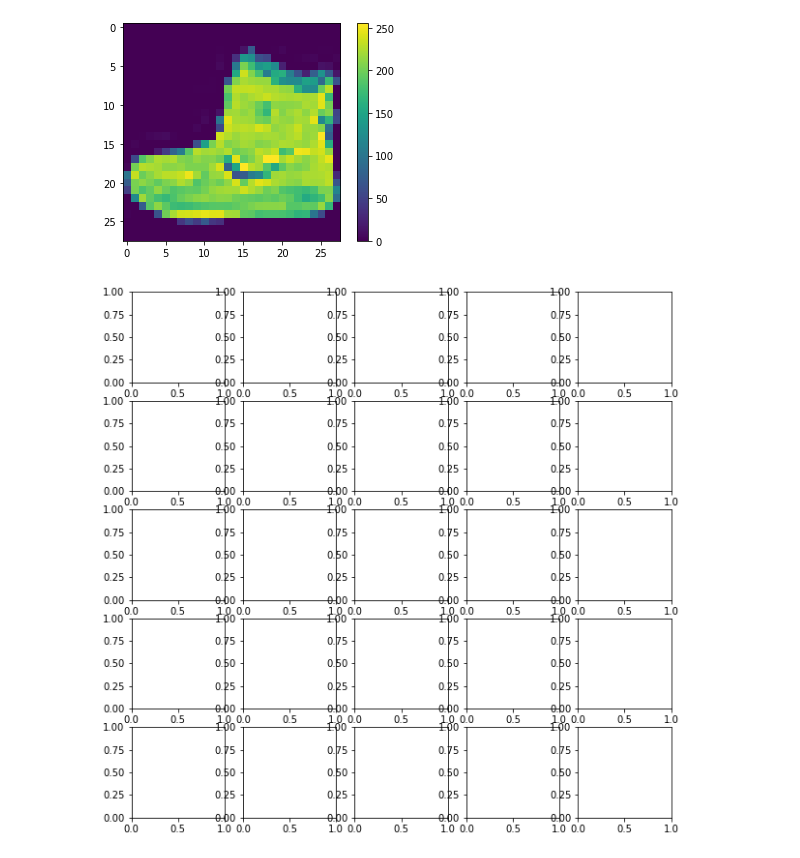
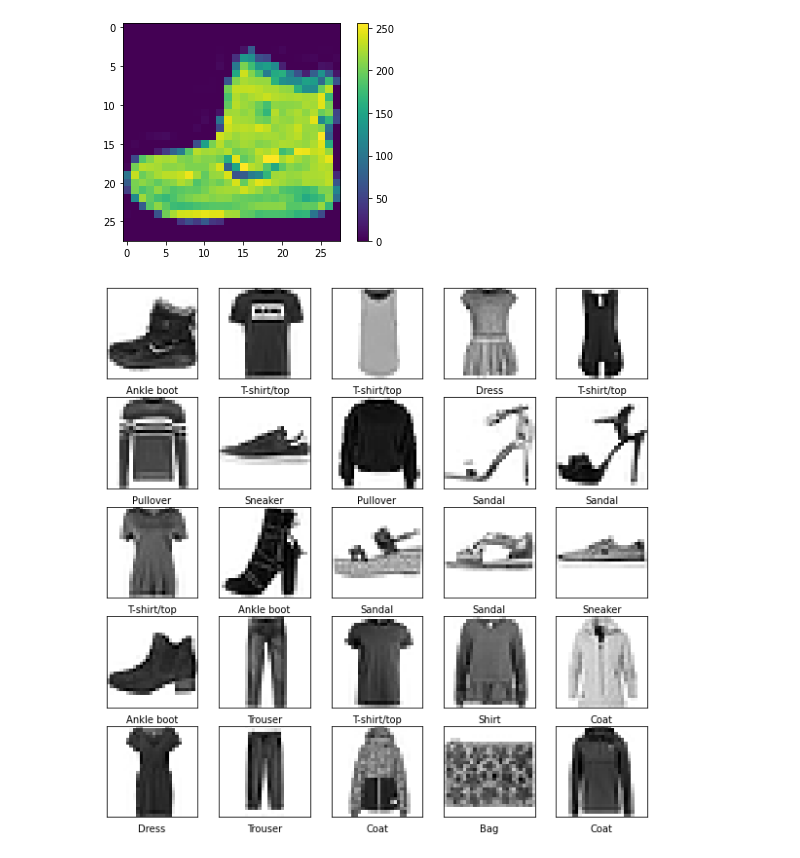
Before and after one commit to web-d-jun/python-ml, a Jupyter notebook: src/tensorflow_1/01.ipynb, the cells around one changed output. Cells and saved outputs as stored; diff of their text form; code cells hidden in the pictures.

```diff
--- a/src/tensorflow_1/01.ipynb
+++ b/src/tensorflow_1/01.ipynb
@@ -72,8 +68,14 @@ plt.show()
 # %%
 train_img = train_img / 255.0
 test_img = test_img / 255.0
 plt.figure(figsize=(10,10))
 for i in range(25):
   plt.subplot(5,5 ,i+1)
+  plt.xticks([])
+  plt.yticks([])
+  plt.grid(False)
+  plt.imshow(train_img[i], cmap=plt.cm.binary)
+  plt.xlabel(class_names[train_labels[i]])
+plt.show()
 # %% [output]
-[figure, old version]
+[figure, new version]
```
Also changed, not shown: parts of 3 cells of this notebook.
